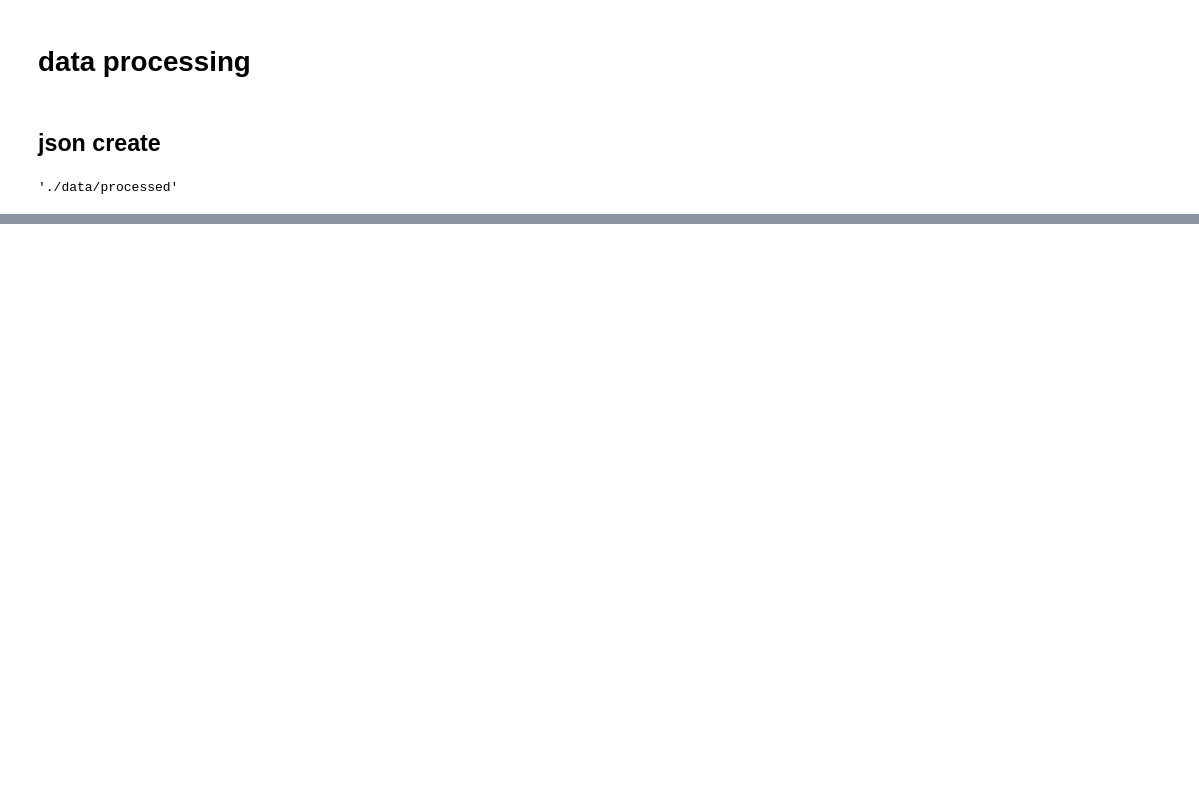
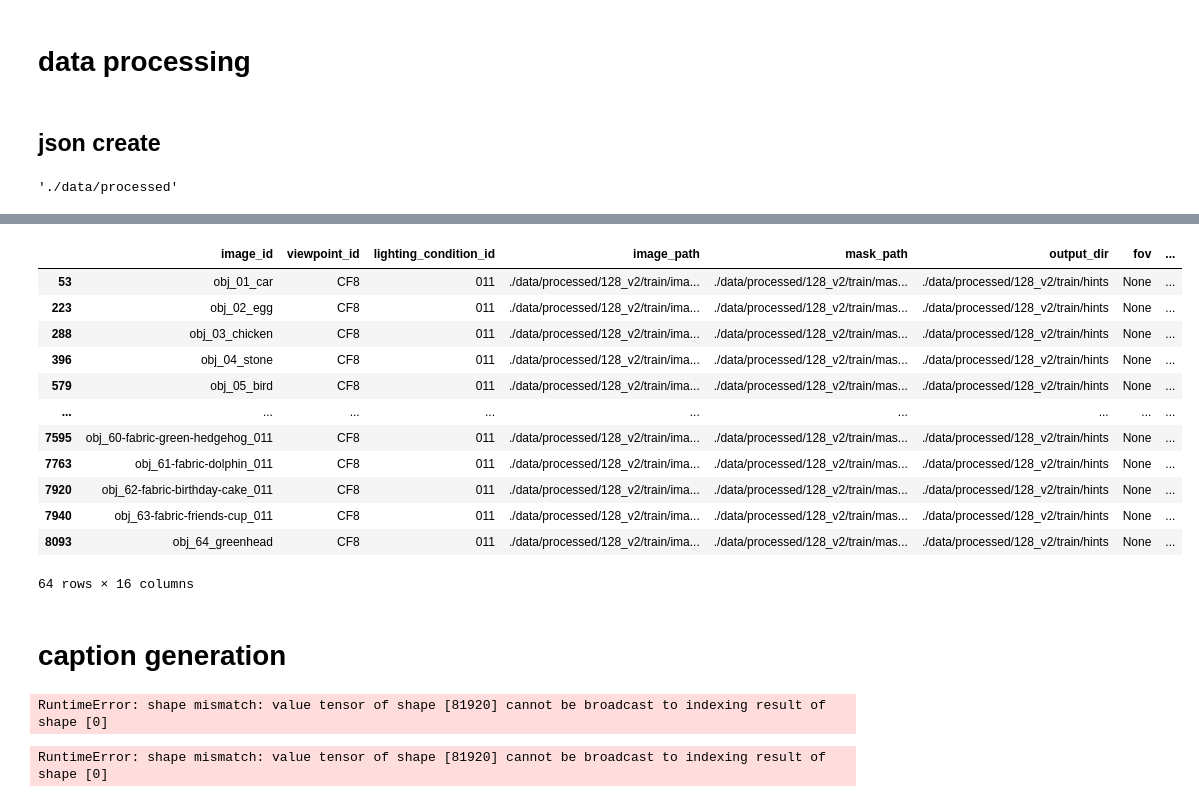
Before and after one commit to yym0329/diffusion-project, a Jupyter notebook: step_by_step.ipynb, the cells around one changed output, grey strips where cells are left out. Saved outputs shown, nothing was run; the diff lists cells and outputs as text; code cells hidden in the pictures; blank space fills up the shorter version.

Commit message:
20241125 512, captioning implemented

```diff
--- a/step_by_step.ipynb
+++ b/step_by_step.ipynb
@@ -70,3 +93,20 @@ glTF import finished in 0.25s
+# %%
+train_split_df_filtered = train_split_df[(train_split_df["viewpoint_id"] == "CF8") & (train_split_df["lighting_condition_id"] =="011")]
+train_split_df_filtered
+# %% [output]
+|  | image_id | viewpoint_id | lighting_condition_id | image_path | mask_path | output_dir | fov | ... |
+| 53 | obj_01_car | CF8 | 011 | ./data/processed/128_v2/train/ima... | ./data/processed/128_v2/train/mas... | ./data/processed/128_v2/train/hints | None | ... |
+| 223 | obj_02_egg | CF8 | 011 | ./data/processed/128_v2/train/ima... | ./data/processed/128_v2/train/mas... | ./data/processed/128_v2/train/hints | None | ... |
+| 288 | obj_03_chicken | CF8 | 011 | ./data/processed/128_v2/train/ima... | ./data/processed/128_v2/train/mas... | ./data/processed/128_v2/train/hints | None | ... |
+| 396 | obj_04_stone | CF8 | 011 | ./data/processed/128_v2/train/ima... | ./data/processed/128_v2/train/mas... | ./data/processed/128_v2/train/hints | None | ... |
+| 579 | obj_05_bird | CF8 | 011 | ./data/processed/128_v2/train/ima... | ./data/processed/128_v2/train/mas... | ./data/processed/128_v2/train/hints | None | ... |
+| ... | ... | ... | ... | ... | ... | ... | ... | ... |
+| 7595 | obj_60-fabric-green-hedgehog_011 | CF8 | 011 | ./data/processed/128_v2/train/ima... | ./data/processed/128_v2/train/mas... | ./data/processed/128_v2/train/hints | None | ... |
+| 7763 | obj_61-fabric-dolphin_011 | CF8 | 011 | ./data/processed/128_v2/train/ima... | ./data/processed/128_v2/train/mas... | ./data/processed/128_v2/train/hints | None | ... |
+| 7920 | obj_62-fabric-birthday-cake_011 | CF8 | 011 | ./data/processed/128_v2/train/ima... | ./data/processed/128_v2/train/mas... | ./data/processed/128_v2/train/hints | None | ... |
+| 7940 | obj_63-fabric-friends-cup_011 | CF8 | 011 | ./data/processed/128_v2/train/ima... | ./data/processed/128_v2/train/mas... | ./data/processed/128_v2/train/hints | None | ... |
+| 8093 | obj_64_greenhead | CF8 | 011 | ./data/processed/128_v2/train/ima... | ./data/processed/128_v2/train/mas... | ./data/processed/128_v2/train/hints | None | ... |
+64 rows × 16 columns
 # %%
 # directory structure -> list of data
 
@@ -113,3 +153,5 @@ for each_class_name in dataset_def.class_name_list:
                         "mask_path": mask_path,
                     }
                 )
+# %% [markdown]
+# caption generation
@@ -115,0 +163,14 @@ for each_class_name in dataset_def.class_name_list:
+# %%
+priority_mapping = {'013': 1, '012': 2}
+train_split_df['priority'] = train_split_df['lighting_condition_id'].map(priority_mapping).fillna(3)
+train_split_df_sorted = train_split_df.sort_values(by=['image_id', 'viewpoint_id', 'priority'])
+df_selected = train_split_df_sorted.drop_duplicates(subset=['image_id', 'viewpoint_id'], keep='first')
+for index, row in df_selected.iterrows():
+    caption = captioner(row['image_path'])
+    df_selected.at[index, 'caption'] = caption
+# %% [output]
+RuntimeError: shape mismatch: value tensor of shape [81920] cannot be broadcast to indexing result of shape [0]
+# %%
+captioner(row['image_path'])
+# %% [output]
+RuntimeError: shape mismatch: value tensor of shape [81920] cannot be broadcast to indexing result of shape [0]
```
Also changed, not shown: parts of 13 cells of this notebook, 3 other files.
